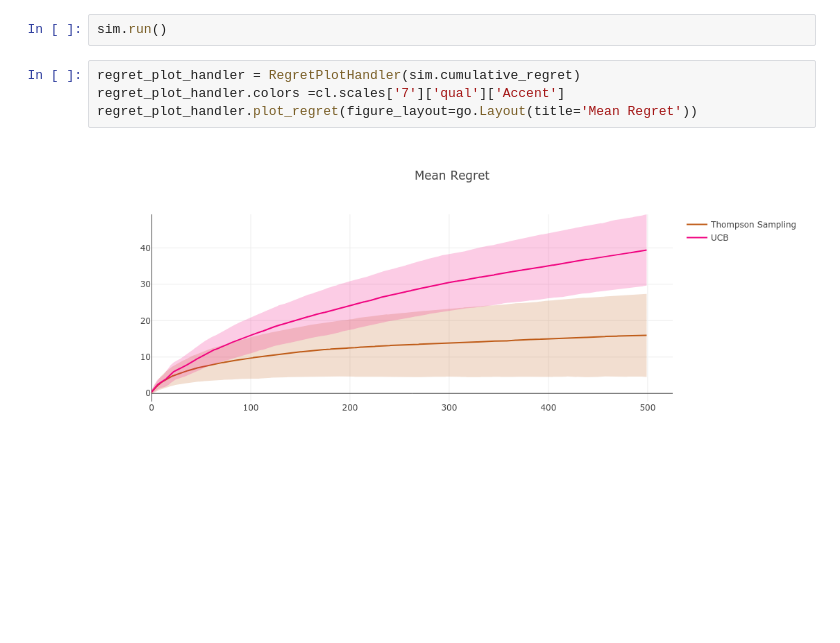
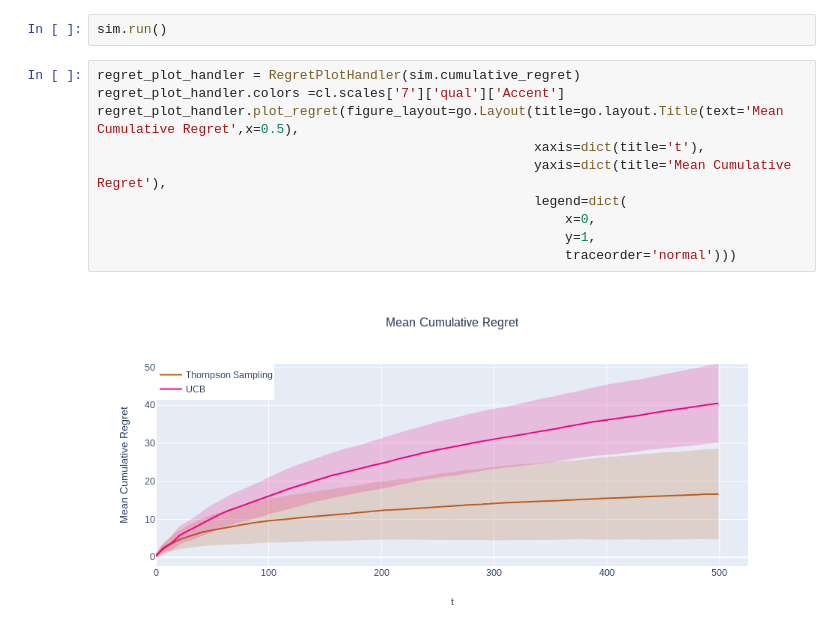
Before and after one commit to wolfenfeld/ML-Tutorials, a Jupyter notebook: notebooks/Bandits.ipynb, the cells around one changed output. Cells and saved outputs as stored; diff of their text form; blank space fills up the shorter version.

Commit message:
updated plot

```diff
--- a/notebooks/Bandits.ipynb
+++ b/notebooks/Bandits.ipynb
@@ -120,6 +120,12 @@ sim.run()
 # %%
 regret_plot_handler = RegretPlotHandler(sim.cumulative_regret)
 regret_plot_handler.colors =cl.scales['7']['qual']['Accent']
-regret_plot_handler.plot_regret(figure_layout=go.Layout(title='Mean Regret'))
+regret_plot_handler.plot_regret(figure_layout=go.Layout(title=go.layout.Title(text='Mean Cumulative Regret',x=0.5),
+                                                        xaxis=dict(title='t'),
+                                                        yaxis=dict(title='Mean Cumulative Regret'),
+                                                        legend=dict(
+                                                            x=0,
+                                                            y=1,
+                                                            traceorder='normal')))
 # %% [output]
-[figure, old version]
+[figure, new version]
```
Also changed, not shown: 3 other files.
